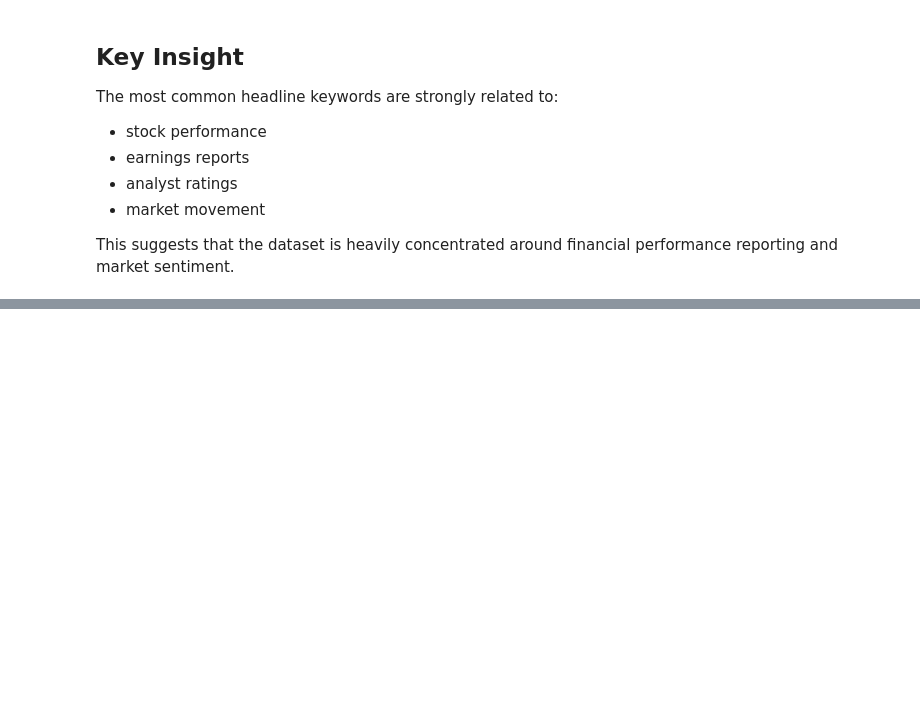
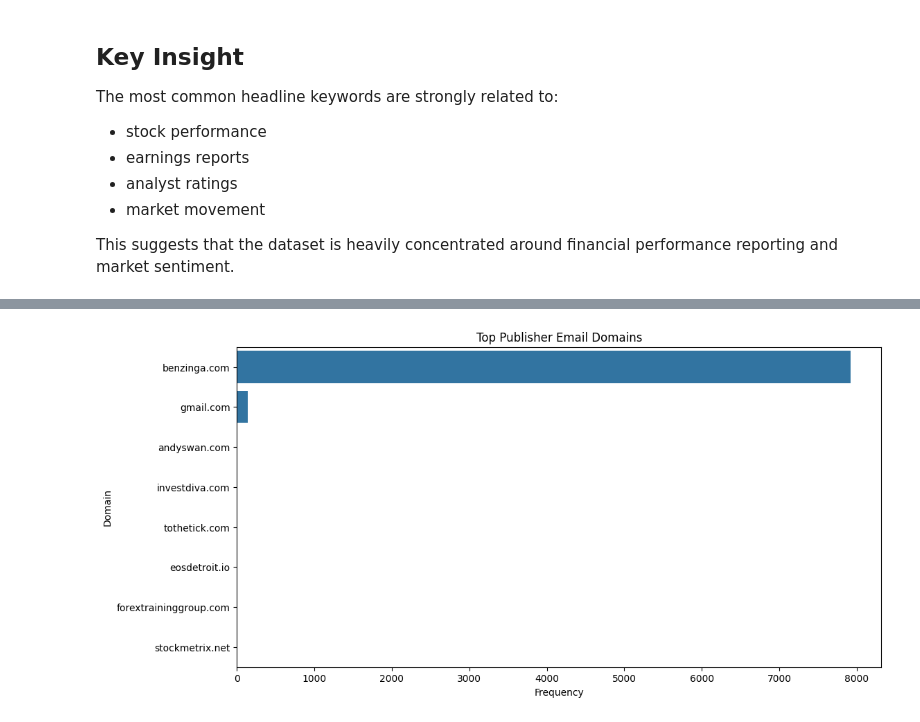
Before and after one commit to Viv-la/news-sentiment-analysis, a Jupyter notebook: notebooks/news_EDA.ipynb, the cells around one changed output, grey strips where cells are left out. Drawn from its saved outputs; the diff is of its cells as text; code cells hidden in the pictures; blank space fills up the shorter version.

Commit message:
feat: add publisher domain analysis and limitations

```diff
--- a/notebooks/news_EDA.ipynb
+++ b/notebooks/news_EDA.ipynb
@@ -479,0 +498,6 @@ This suggests that the dataset is heavily concentrated around financial performa
+# %%
+news_df['publisher_domain'] = news_df['publisher'].astype(str).str.extract(r'@([\w\.-]+)')
+# %%
+domain_counts = news_df['publisher_domain'].value_counts()
+
+domain_counts.head(10)
@@ -479,0 +515,17 @@ This suggests that the dataset is heavily concentrated around financial performa
+# %%
+top_domains = domain_counts.head(10)
+
+plt.figure(figsize=(12,6))
+
+sns.barplot(
+    x=top_domains.values,
+    y=top_domains.index
+)
+
+plt.title("Top Publisher Email Domains")
+plt.xlabel("Frequency")
+plt.ylabel("Domain")
+
+plt.show()
+# %% [output]
+[figure, added]
```
Also changed, not shown: parts of 4 cells of this notebook.
